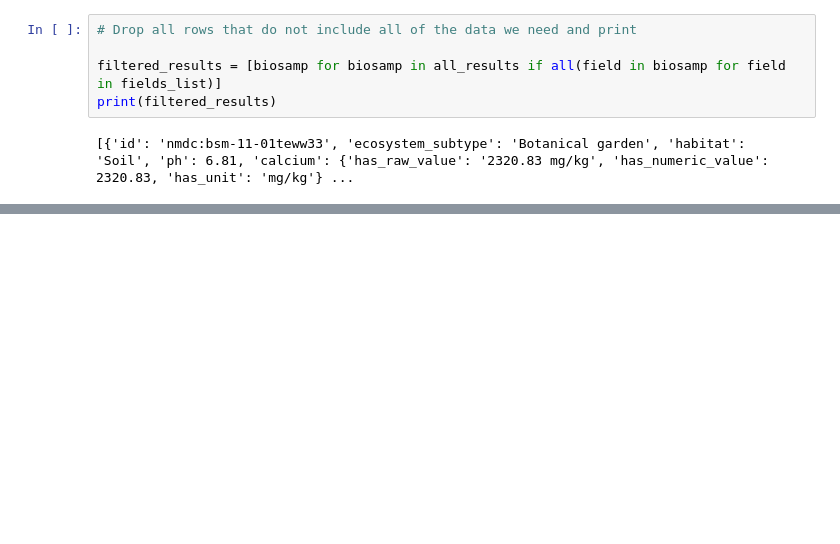
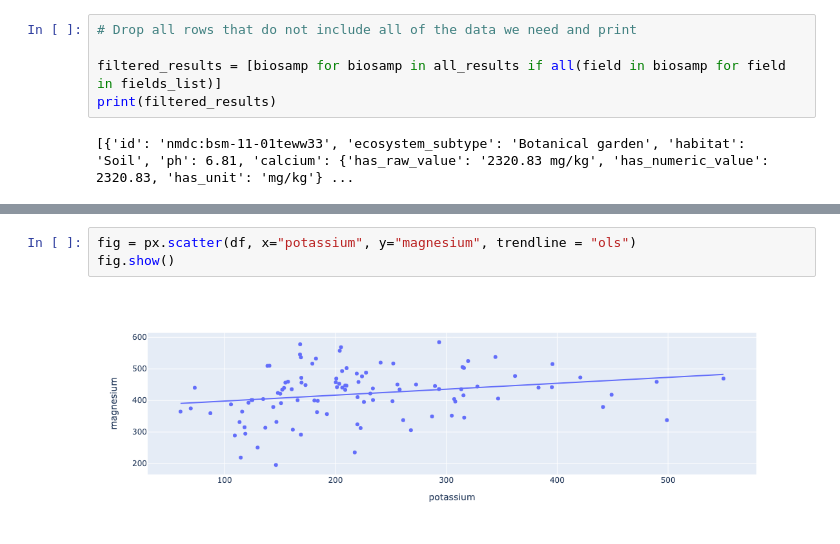
Before and after one commit to microbiomedata/nmdc_notebooks, a Jupyter notebook: bioscales_/python/bioscales.ipynb, the cells around one changed output, grey strips where cells are left out. Cells and saved outputs as stored; diff of their text form; blank space fills up the shorter version.

```diff
--- a/bioscales_/python/bioscales.ipynb
+++ b/bioscales_/python/bioscales.ipynb
@@ -107,0 +120,5 @@ print(fields_list)
+# %%
+fig = px.scatter(df, x="potassium", y="magnesium", trendline = "ols")
+fig.show()
+# %% [output]
+[figure, added]
```
Also changed, not shown: parts of 7 cells of this notebook.
